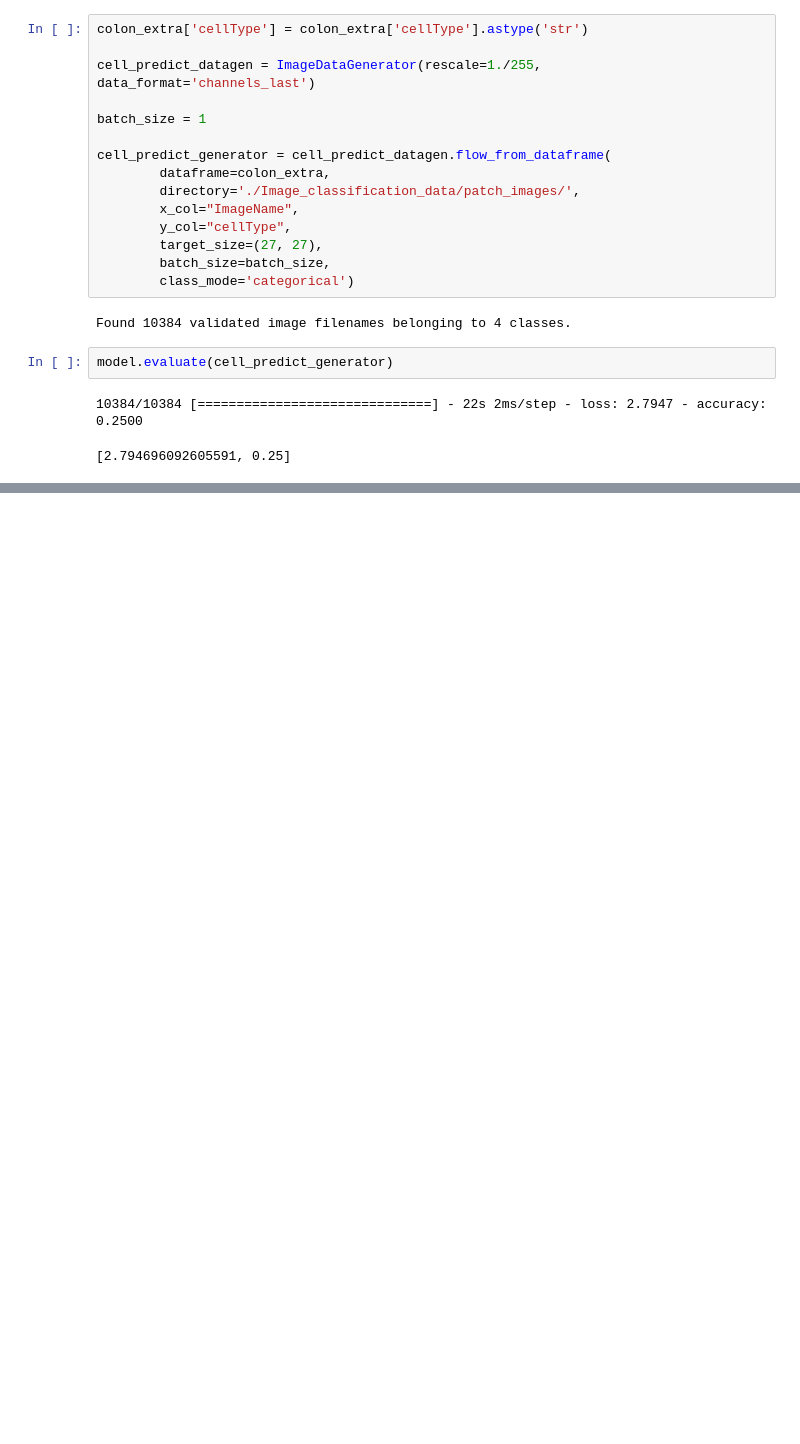
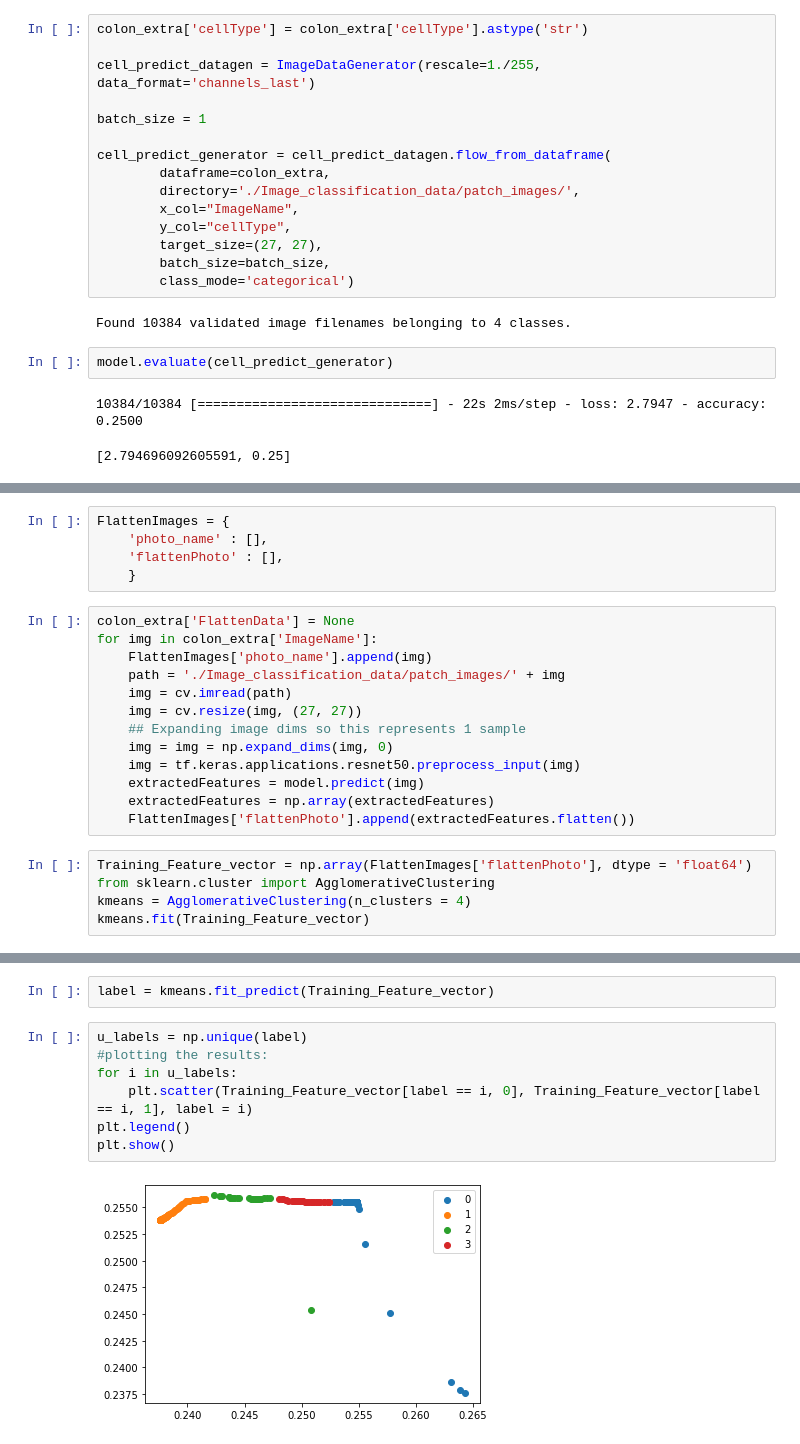
Before and after one commit to ngkarthi71/colon-cancer-analysis, a Jupyter notebook: colon_cancer_analysis.ipynb, the cells around one changed output, grey strips where cells are left out. Cells and saved outputs as stored; diff of their text form; blank space fills up the shorter version.

Commit message:
clustering

```diff
--- a/colon_cancer_analysis.ipynb
+++ b/colon_cancer_analysis.ipynb
@@ -208,0 +248,23 @@ model.evaluate(cell_predict_generator)
+# %%
+FlattenImages = {
+    'photo_name' : [],
+    'flattenPhoto' : [],
+    }
+# %%
+colon_extra['FlattenData'] = None
+for img in colon_extra['ImageName']:
+    FlattenImages['photo_name'].append(img)
+    path = './Image_classification_data/patch_images/' + img
+    img = cv.imread(path)
+    img = cv.resize(img, (27, 27))
+    ## Expanding image dims so this represents 1 sample
+    img = img = np.expand_dims(img, 0)
+    img = tf.keras.applications.resnet50.preprocess_input(img)
+    extractedFeatures = model.predict(img)
+    extractedFeatures = np.array(extractedFeatures)
+    FlattenImages['flattenPhoto'].append(extractedFeatures.flatten())
+# %%
+Training_Feature_vector = np.array(FlattenImages['flattenPhoto'], dtype = 'float64')
+from sklearn.cluster import AgglomerativeClustering
+kmeans = AgglomerativeClustering(n_clusters = 4)
+kmeans.fit(Training_Feature_vector)
@@ -208,0 +290,11 @@ model.evaluate(cell_predict_generator)
+# %%
+label = kmeans.fit_predict(Training_Feature_vector)
+# %%
+u_labels = np.unique(label)
+#plotting the results:
+for i in u_labels:
+    plt.scatter(Training_Feature_vector[label == i, 0], Training_Feature_vector[label == i, 1], label = i)
+plt.legend()
+plt.show()
+# %% [output]
+[figure, added]
```
Also changed, not shown: parts of 8 cells of this notebook.
